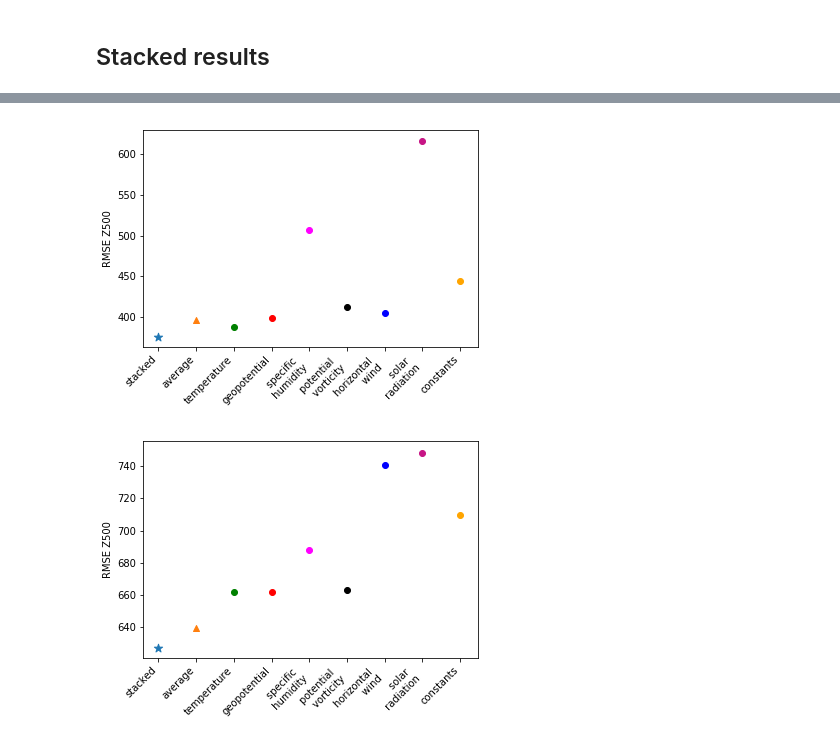
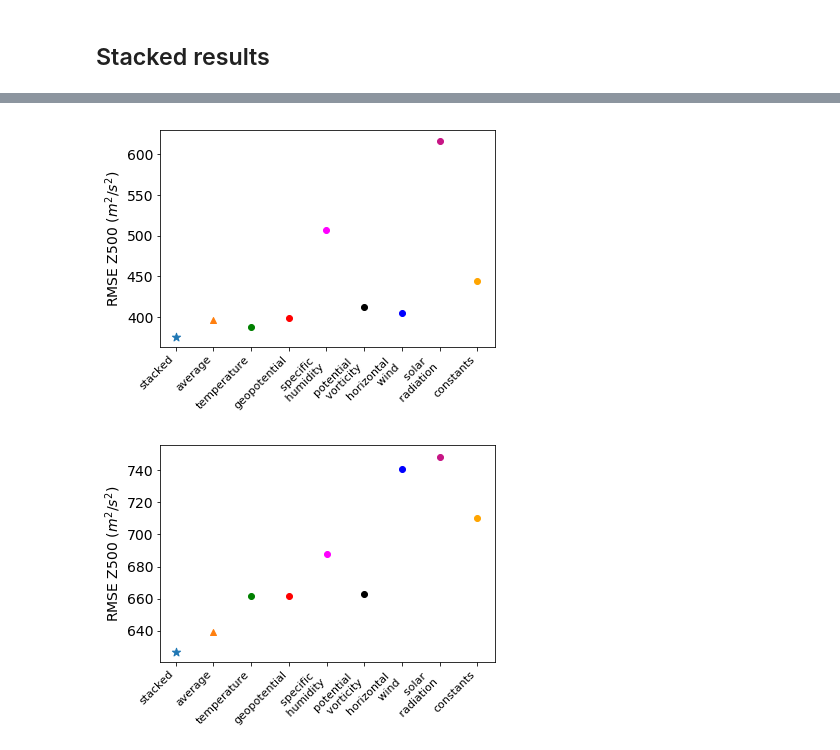
Before and after one commit to mc4117/ResNet_Weather, a Jupyter notebook: neural_networks/results_summary.ipynb, the cells around one changed output, grey strips where cells are left out. Saved outputs shown, nothing was run; the diff lists cells and outputs as text; code cells hidden in the pictures.

```diff
--- a/neural_networks/results_summary.ipynb
+++ b/neural_networks/results_summary.ipynb
@@ -74,31 +122,35 @@ plt.show()
 # %%
+import pylab as plt
+import matplotlib
+font = {'size'   : 14}
+matplotlib.rc('font', **font)
 # 29 blocks - 3 day z500
 plt.scatter('stacked', [375.4], s = 75, marker = '*')
 plt.scatter('average', [396.4], marker = '^')
 plt.scatter('temperature', [387.6], color = 'green')
 plt.scatter('geopotential', [399.4],  color = 'red')
 plt.scatter('specific \n humidity', [506.5], color = 'magenta')
 plt.scatter('potential \n vorticity', [412.9], color = 'black')
 plt.scatter('horizontal \n wind', [405.4],  color = 'blue')
 plt.scatter('solar \n radiation', [616.1], color = 'mediumvioletred')
 plt.scatter('constants', [444.0], color = 'orange')
-plt.ylabel("RMSE Z500")
-plt.xticks(rotation=45, ha="right")
+plt.ylabel(r"RMSE Z500 ($m^{2}/s^{2}$)")
+plt.xticks(rotation=45, ha="right", fontsize= 11)
 plt.show()
 
 # 29 blocks - 5 day z500
 plt.scatter('stacked', [626.7],s = 75, marker = '*')
 plt.scatter('average', [639.3], marker = '^')
 plt.scatter('temperature', [661.9], color = 'green')
 plt.scatter('geopotential', [661.5],  color = 'red')
 plt.scatter('specific \n humidity', [687.6], color = 'magenta')
 plt.scatter('potential \n vorticity', [662.8], color = 'black')
 plt.scatter('horizontal \n wind', [740.8],  color = 'blue')
 plt.scatter('solar \n radiation', [748.1], color = 'mediumvioletred')
 plt.scatter('constants', [710.0], color = 'orange')
-plt.ylabel("RMSE Z500")
-plt.xticks(rotation=45, ha="right")
+plt.ylabel(r"RMSE Z500 ($m^{2}/s^{2}$)")
+plt.xticks(rotation=45, ha="right", fontsize= 11)
 plt.show()
 # %% [output]
-[figure, old version]
+[figure, new version]
-[figure, old version]
+[figure, new version]
```
Also changed, not shown: parts of 5 cells of this notebook, 11 other files.
